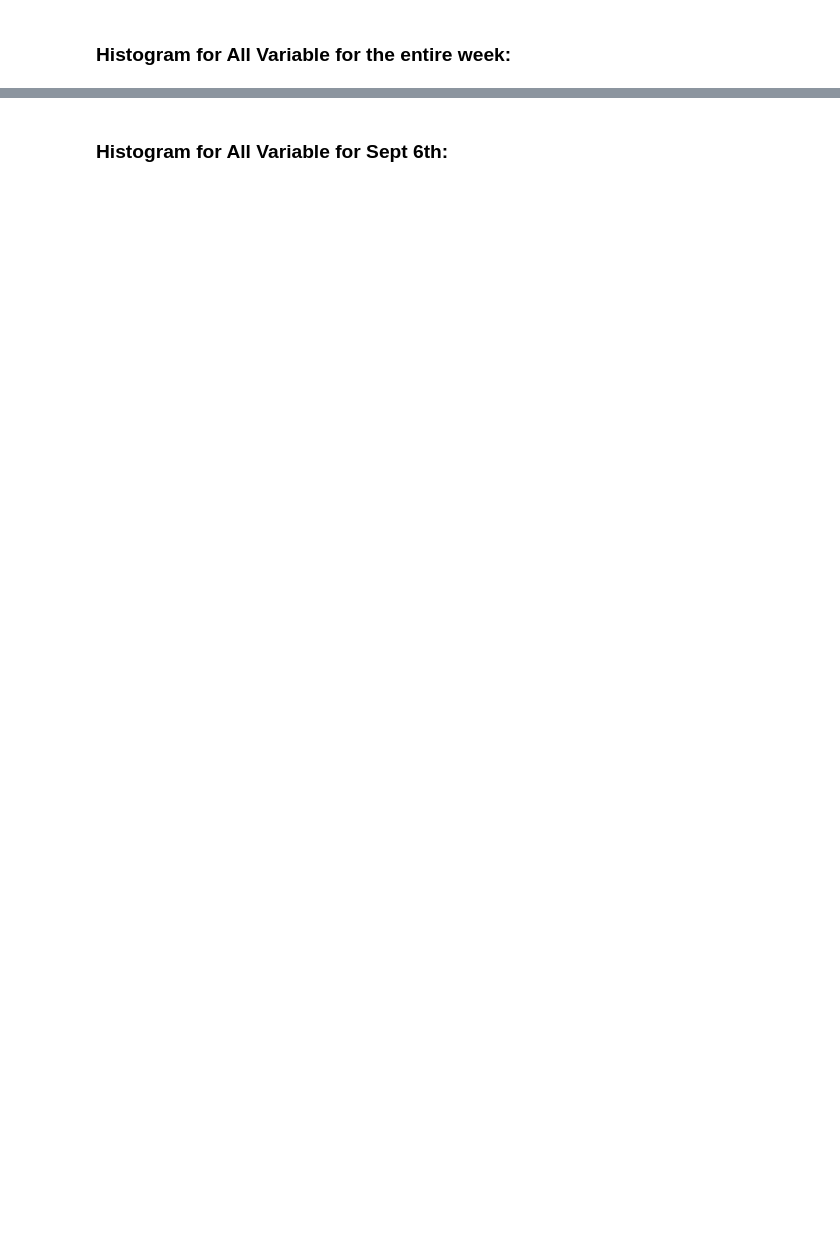
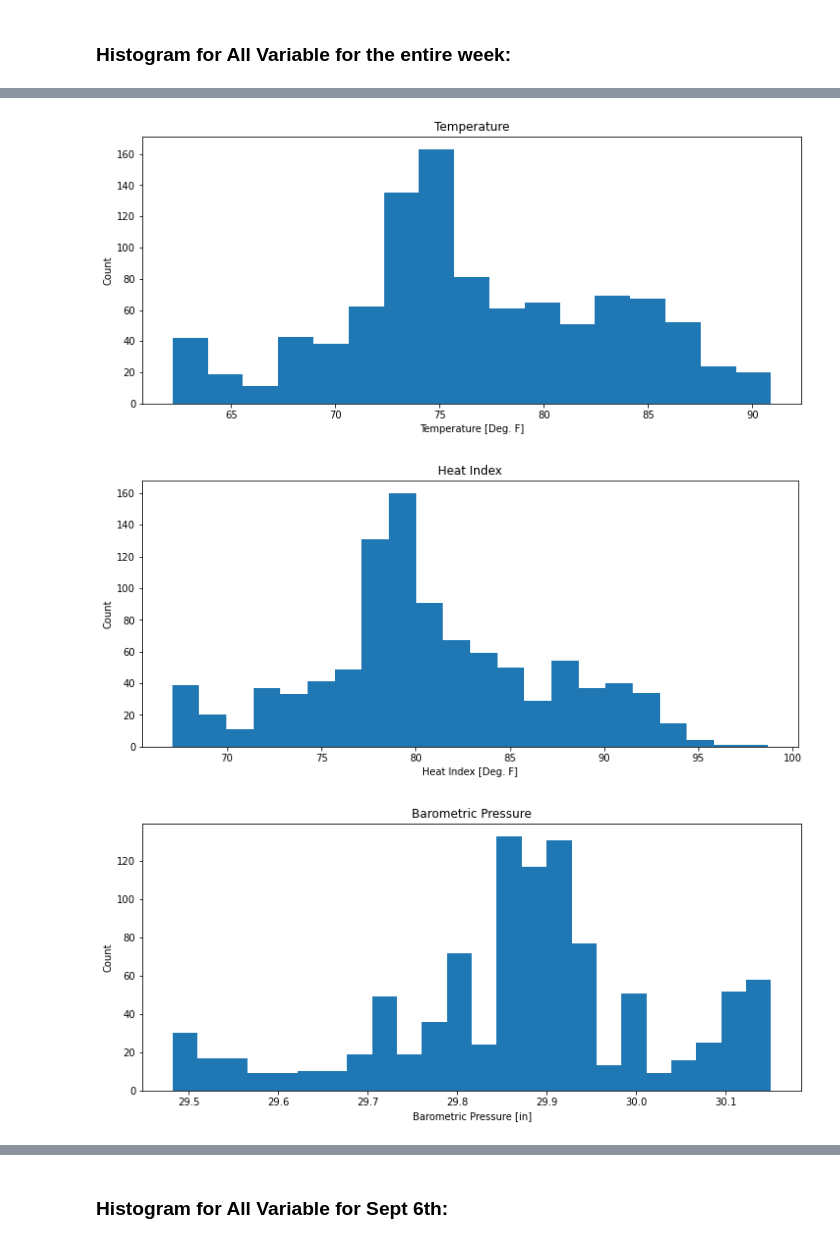
Before and after one commit to justinyed/Simple_Statistics_and_Data_Cleaning_of_Weather_Data, a Jupyter notebook: src/week4_weather_statistics.ipynb, the cells around one changed output, grey strips where cells are left out. Drawn from its saved outputs; the diff is of its cells as text; code cells hidden in the pictures; blank space fills up the shorter version.

```diff
--- a/src/week4_weather_statistics.ipynb
+++ b/src/week4_weather_statistics.ipynb
@@ -54,9 +56,9 @@ with open(os.path.join("..", "data", "weather_09_01-08.csv")) as file:
 
 date_time = np.array(date_time, dtype=np.datetime64)
 temperature = np.array(temperature, dtype=np.float64)
-heat_index = np.array(heat_index)
-barometric_pressure = np.array(barometric_pressure)
-wind_speed = np.array(wind_speed)
+heat_index = np.array(heat_index, dtype=np.float64)
+barometric_pressure = np.array(barometric_pressure, dtype=np.float64)
+wind_speed = np.array(wind_speed, dtype=np.float64)
 
 data = np.array([date_time, temperature, heat_index, barometric_pressure, wind_speed])
 variable_label = ["Date/Time", "Temperature", "Heat Index", "Barometric Pressure", "Wind Speed"]
@@ -67,6 +69,17 @@ fig_x = 12
 fig_y = 5
 # %% [output]
 Headers: ['date_time', 'temperature', 'heat_index', 'humidity', 'barometric_pressure', 'wind_speed']
+# %%
+def histograms(data, bool_range=np.ones(data[0].size, dtype=bool)):
+
+    for m in range(1, len(data)):
+        variable = data[m][bool_range]
+        fig = plt.figure(figsize=(fig_x, fig_y))
+        plt.title(f"{variable_label[m]}")
+        plt.xlabel(f"{variable_label[m]} [{units[m]}]")
+        plt.ylabel(f"Count")
+        plt.hist(variable, bins='auto')
+        plt.show()
 # %% [markdown]
 ## Plot a Date Range vs Temperature with matplotlib and numpy
 # %%
@@ -179,0 +176,6 @@ for m in range(1, len(data)):
+# %%
+histograms(data)
+# %% [output]
+[figure, added]
+[figure, added]
+[figure, added]
```
Also changed, not shown: parts of 11 cells of this notebook, 1 other file.
